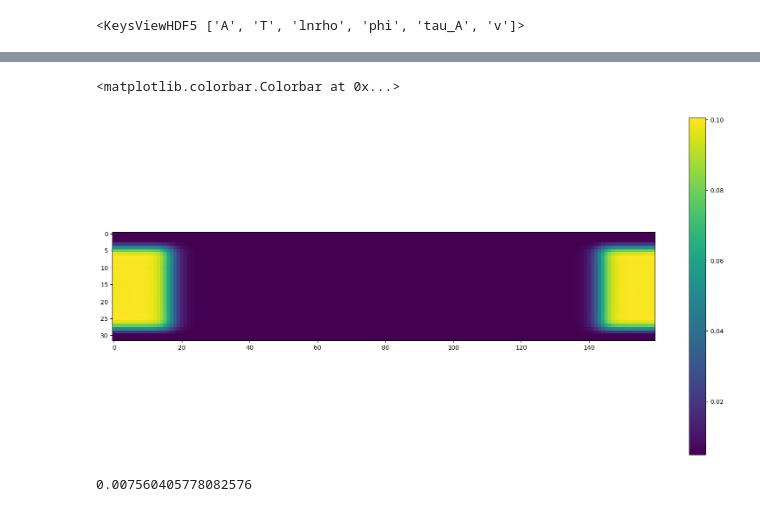
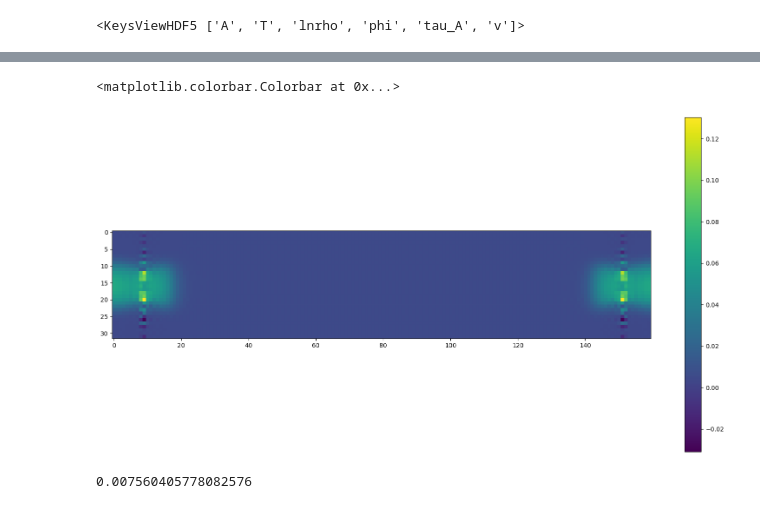
Before and after one commit to Giralaw/SSX-Simulations, a Jupyter notebook: SSX_Scenarios/SSX_plots_inics.ipynb, the cells around one changed output, grey strips where cells are left out. Saved outputs shown, nothing was run; the diff lists cells and outputs as text; code cells hidden in the pictures.

```diff
--- a/SSX_Scenarios/SSX_plots_inics.ipynb
+++ b/SSX_Scenarios/SSX_plots_inics.ipynb
@@ -120,7 +133,0 @@ Temp = df['tasks/T'][1,:,:,:]
-# %%
-plt.figure(figsize=(20,10)) #make larger
-plt.imshow(Temp[:,5,:]) #vmax = 0.01
-plt.colorbar()
-# %% [output]
-<matplotlib.colorbar.Colorbar at 0x...>
-[figure, removed]
@@ -127,3 +136,10 @@ plt.colorbar()
+# %%
+plt.figure(figsize=(20,10)) #make larger
+plt.imshow(Temp[:,0,:]) #vmax = 0.01
+plt.colorbar()
+# %% [output]
+<matplotlib.colorbar.Colorbar at 0x...>
+[figure, added]
 # %%
 np.exp(Density).min()
 # %% [output]
```
Also changed, not shown: parts of 11 cells of this notebook, 2 other files.
